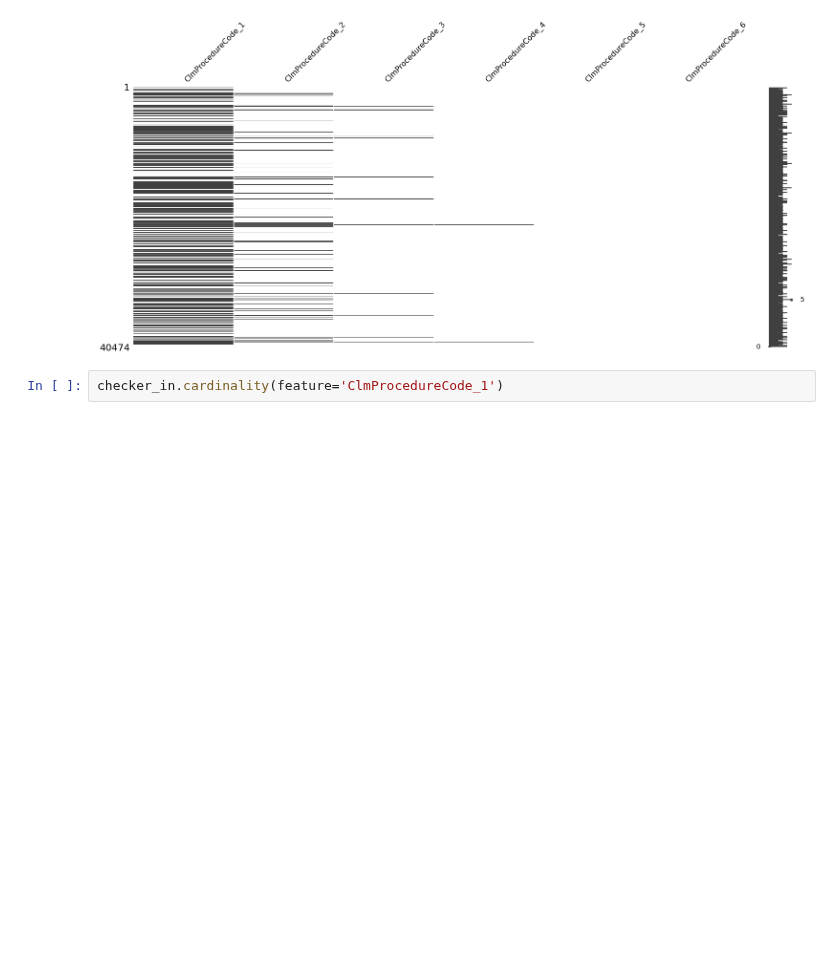
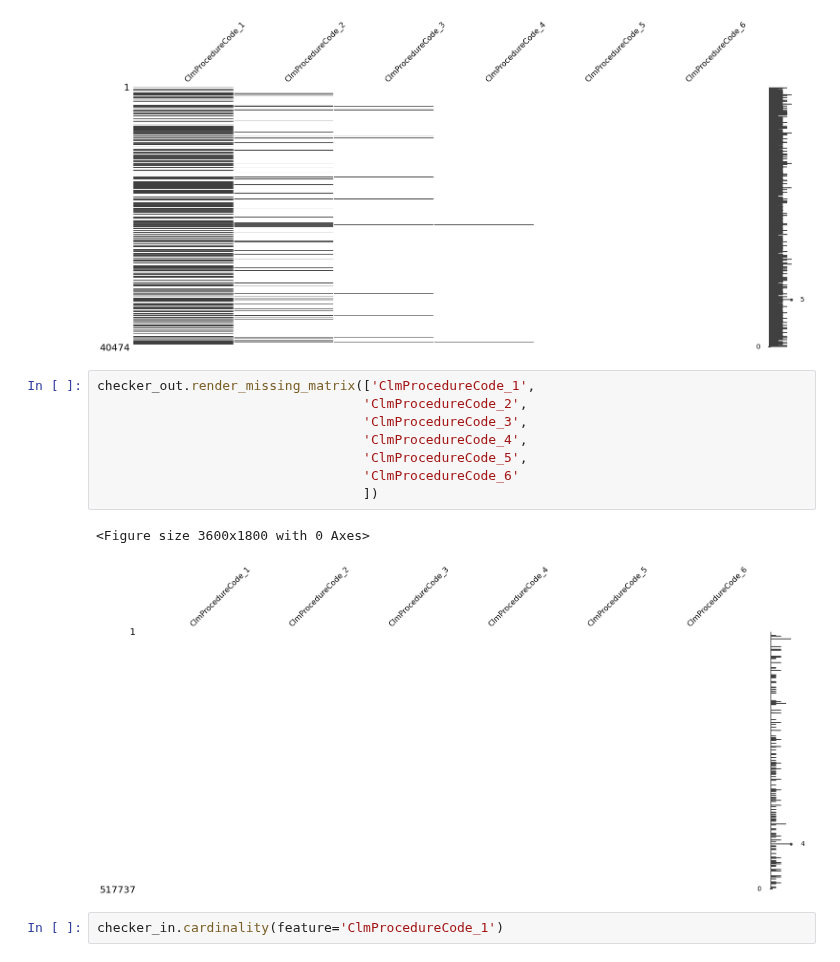
Before and after one commit to ashen007/MedicalCostPrediction-insurance_fraudDetection, a Jupyter notebook: notebooks/data quality/missing values.ipynb, the cells around one changed output. Cells and saved outputs as stored; diff of their text form; blank space fills up the shorter version.

```diff
--- a/notebooks/data quality/missing values.ipynb
+++ b/notebooks/data quality/missing values.ipynb
@@ -97,6 +118,17 @@ checker_in.render_missing_matrix(['ClmProcedureCode_1',
 # %% [output]
 <Figure size 3600x1800 with 0 Axes>
 [figure]
+# %%
+checker_out.render_missing_matrix(['ClmProcedureCode_1',
+                                  'ClmProcedureCode_2',
+                                  'ClmProcedureCode_3',
+                                  'ClmProcedureCode_4',
+                                  'ClmProcedureCode_5',
+                                  'ClmProcedureCode_6'
+                                  ])
+# %% [output]
+<Figure size 3600x1800 with 0 Axes>
+[figure, added]
 # %%
 checker_in.cardinality(feature='ClmProcedureCode_1')
 # %% [output]
```
Also changed, not shown: parts of 8 cells of this notebook.
